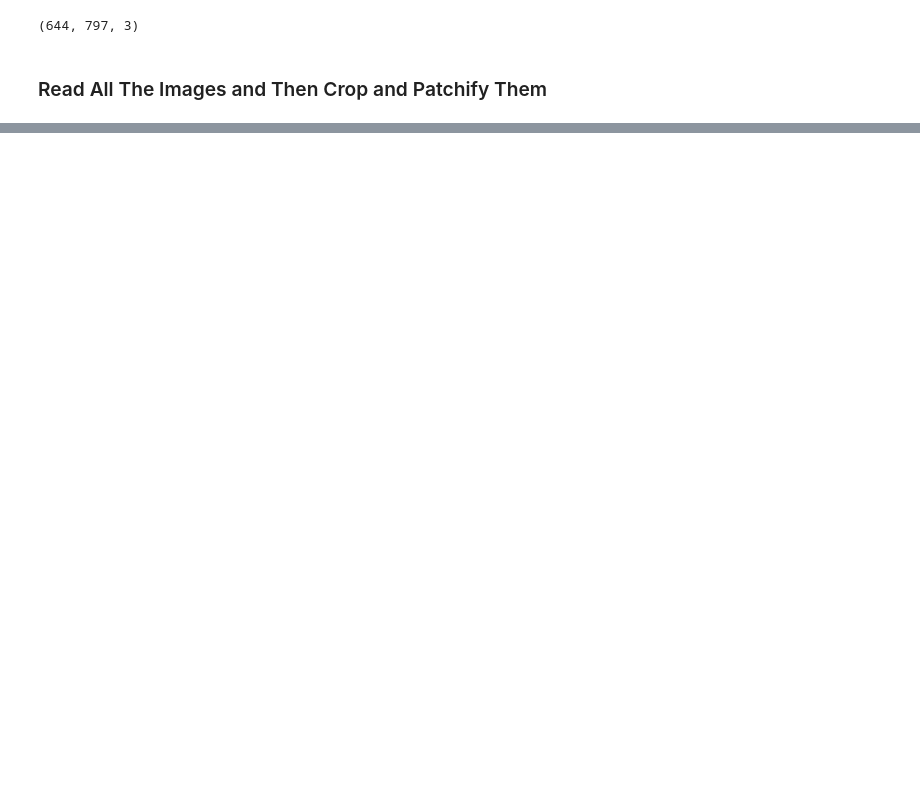
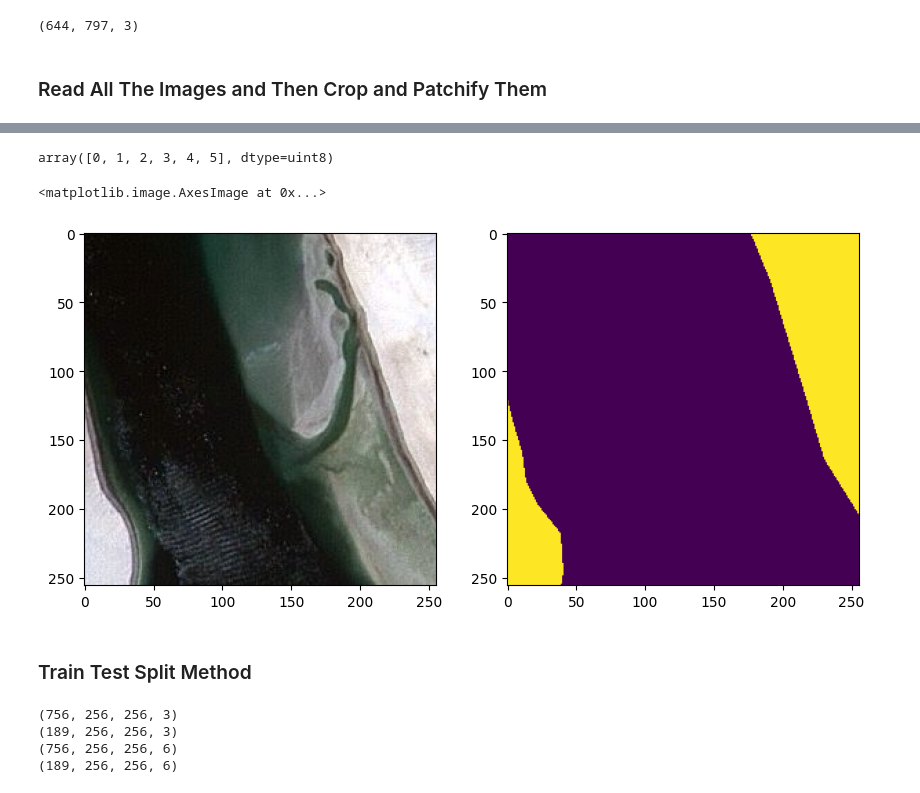
Before and after one commit to sdoan17/satellite-image-semantic-project, a Jupyter notebook: notebook/segmentation.ipynb, the cells around one changed output, grey strips where cells are left out. Saved outputs shown, nothing was run; the diff lists cells and outputs as text; code cells hidden in the pictures; blank space fills up the shorter version.

```diff
--- a/notebook/segmentation.ipynb
+++ b/notebook/segmentation.ipynb
@@ -107,0 +133,18 @@ image_dataset
+# %%
+def rgb_to_label(label):
+    label_segment = np.zeros(label.shape, dtype=np.uint8)
+    label_segment[np.all(label == class_water, axis=-1)] = 0
+    label_segment[np.all(label == class_land, axis=-1)] = 1
+    label_segment[np.all(label == class_road, axis=-1)] = 2
+    label_segment[np.all(label == class_building, axis=-1)] = 3
+    label_segment[np.all(label == class_vegetation, axis=-1)] = 4
+    label_segment[np.all(label == class_unlabeled, axis=-1)] = 5
+    label_segment = label_segment[:,:,0]  # Convert to 2D array
+    return label_segment
+# %%
+labels =[]
+for i in range(mask_dataset.shape[0]):
+    label = rgb_to_label(mask_dataset[i])
+    labels.append(label)
+# %%
+labels = np.array(labels)
@@ -107,0 +161,2 @@ image_dataset
+# %%
+labels = np.expand_dims(labels,axis = 3)
@@ -107,0 +183,16 @@ image_dataset
+# %%
+np.unique(labels)
+# %% [output]
+array([0, 1, 2, 3, 4, 5], dtype=uint8)
+# %%
+randome_img_id = random.randint(0, len(image_dataset)-1)
+plt.figure(figsize=(10,5))
+plt.subplot(121)
+plt.imshow(image_dataset[randome_img_id])
+plt.subplot(122)
+plt.imshow(labels[randome_img_id][:,:,0])
+# %% [output]
+<matplotlib.image.AxesImage at 0x...>
+[figure, added]
+# %% [markdown]
+### Train Test Split Method
@@ -107,0 +208,10 @@ image_dataset
+# %%
+print(X_train.shape)
+print(X_test.shape)
+print(y_train.shape)
+print(y_test.shape)
+# %% [output]
+(756, 256, 256, 3)
+(189, 256, 256, 3)
+(756, 256, 256, 6)
+(189, 256, 256, 6)
```
Also changed, not shown: parts of 18 cells of this notebook.
